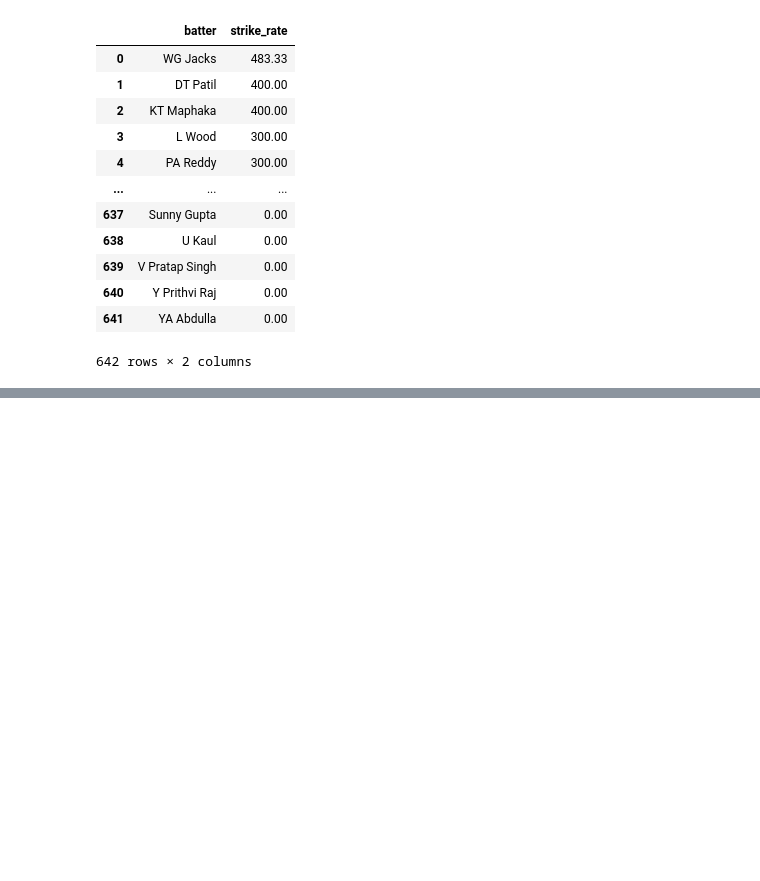
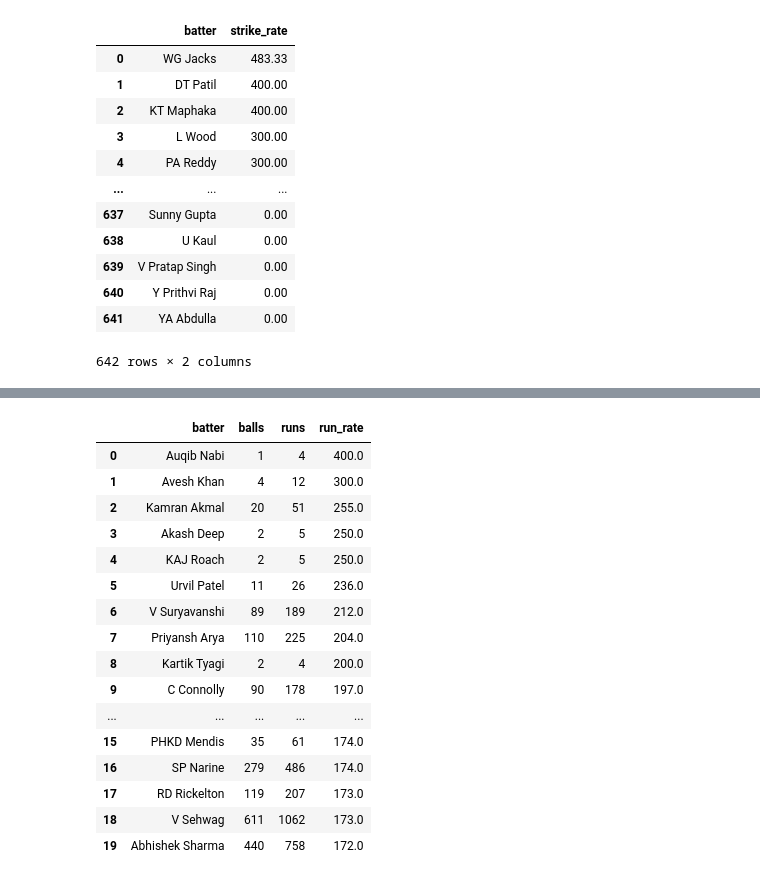
Before and after one commit to minshanmak/ipl_proj_3.1_sem_3, a Jupyter notebook: notebooks/Data_Analysis.ipynb, the cells around one changed output, grey strips where cells are left out. Saved outputs shown, nothing was run; the diff lists cells and outputs as text; code cells hidden in the pictures; blank space fills up the shorter version.

```diff
--- a/notebooks/Data_Analysis.ipynb
+++ b/notebooks/Data_Analysis.ipynb
@@ -48,0 +199,30 @@ FileNotFoundError: [Errno 2] No such file or directory: '..sql/09_analysis_views
+# %%
+q("""
+--find an ideal middle-order batter who can lift the run rate in over 7 to 15.
+
+  select batter,sum(is_legal) as balls , sum (batter_runs) as runs,
+            Round(100* sum(batter_runs)/sum(is_legal),2) as run_rate
+from v_ball
+where phase = 'Middle'
+group by batter
+order by run_rate desc
+limit 20;
+""")
+# %% [output]
+|  | batter | balls | runs | run_rate |
+| 0 | Auqib Nabi | 1 | 4 | 400.0 |
+| 1 | Avesh Khan | 4 | 12 | 300.0 |
+| 2 | Kamran Akmal | 20 | 51 | 255.0 |
+| 3 | Akash Deep | 2 | 5 | 250.0 |
+| 4 | KAJ Roach | 2 | 5 | 250.0 |
+| 5 | Urvil Patel | 11 | 26 | 236.0 |
+| 6 | V Suryavanshi | 89 | 189 | 212.0 |
+| 7 | Priyansh Arya | 110 | 225 | 204.0 |
+| 8 | Kartik Tyagi | 2 | 4 | 200.0 |
+| 9 | C Connolly | 90 | 178 | 197.0 |
+| ... | ... | ... | ... | ... |
+| 15 | PHKD Mendis | 35 | 61 | 174.0 |
+| 16 | SP Narine | 279 | 486 | 174.0 |
+| 17 | RD Rickelton | 119 | 207 | 173.0 |
+| 18 | V Sehwag | 611 | 1062 | 173.0 |
+| 19 | Abhishek Sharma | 440 | 758 | 172.0 |
```
Also changed, not shown: parts of 45 cells of this notebook, 4 other files.
